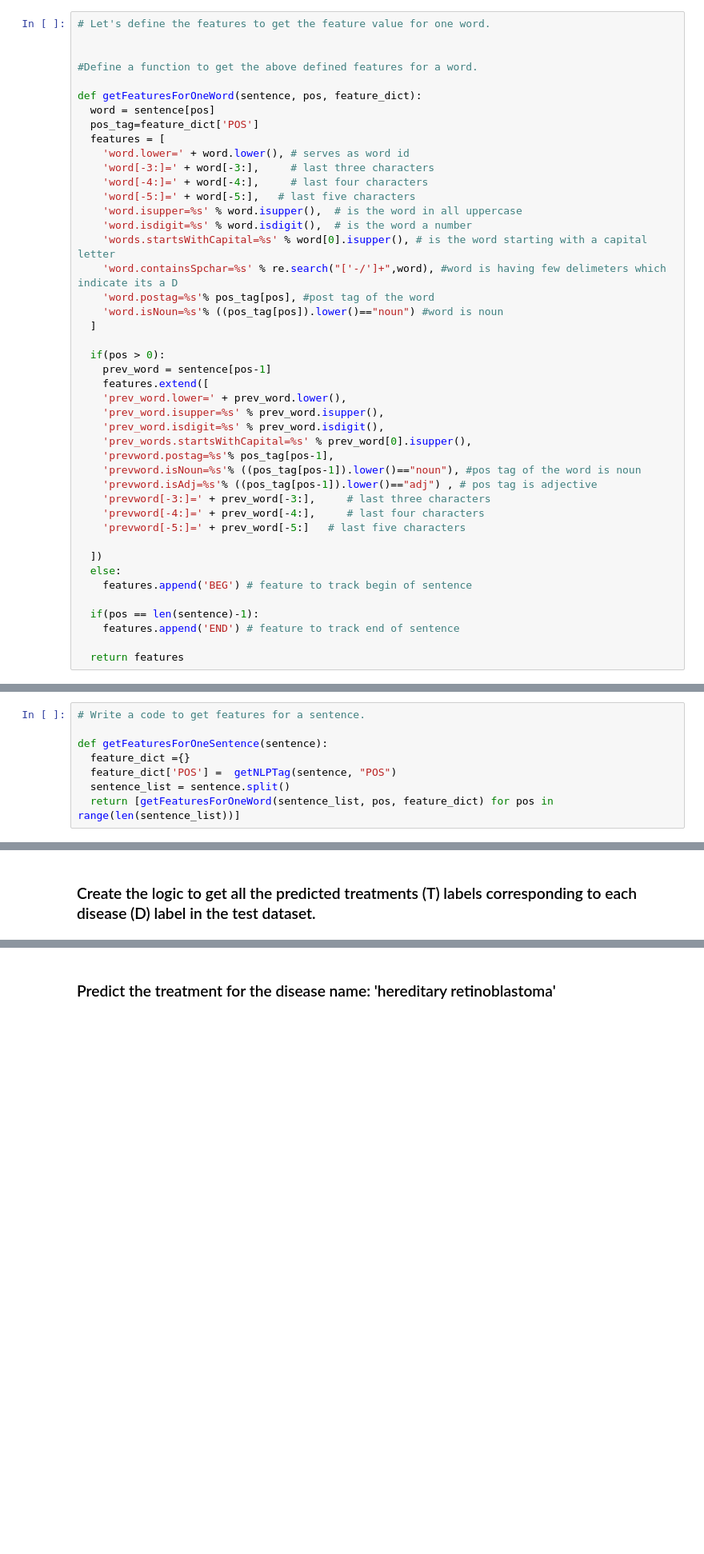
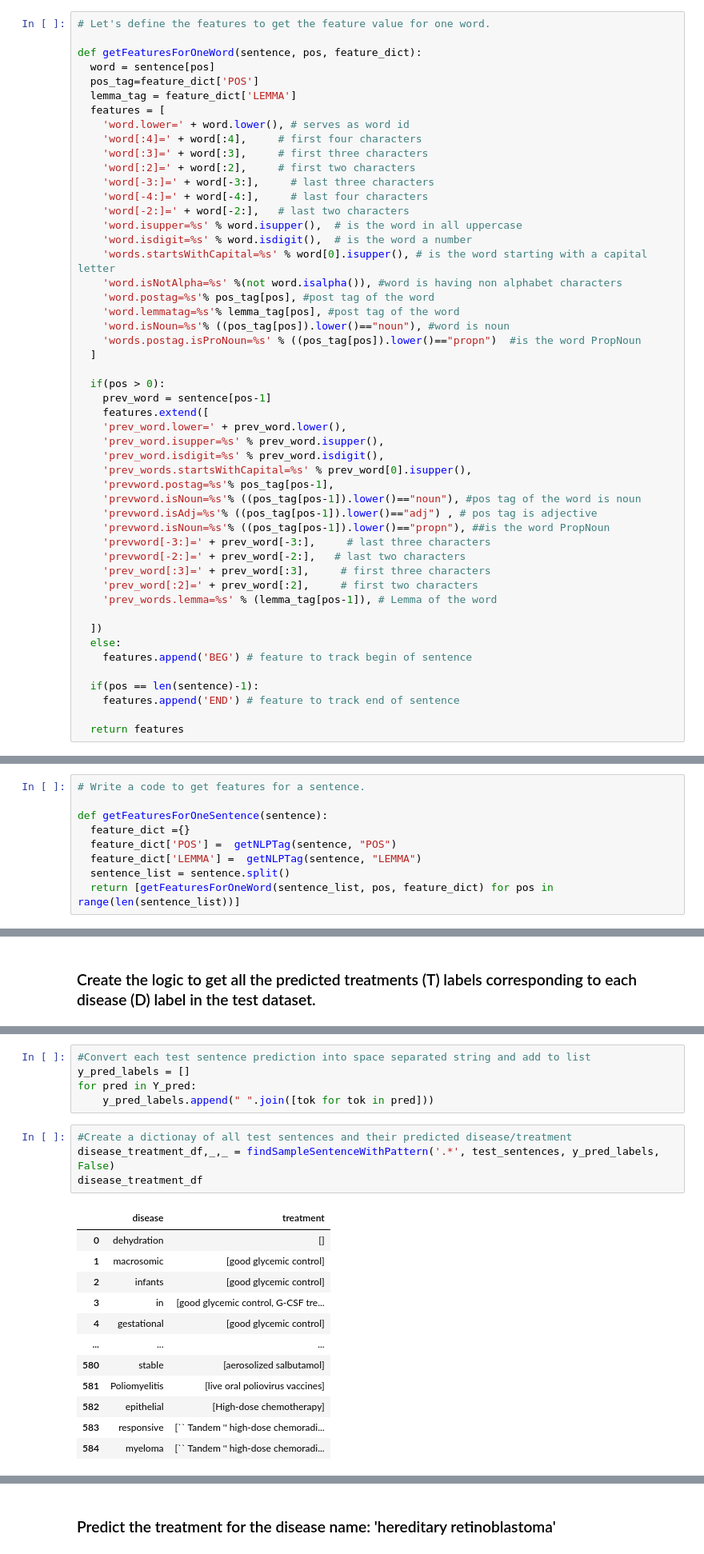
Before and after one commit to rramchan12/Identifying-Healthcare-Data-using-NER-and-CRF, a Jupyter notebook: Assignment.ipynb, the cells around one changed output, grey strips where cells are left out. Shown: that part at 80% size. Saved outputs shown, nothing was run; the diff lists cells and outputs as text; blank space fills up the shorter version.

```diff
--- a/Assignment.ipynb
+++ b/Assignment.ipynb
@@ -305,23 +443,26 @@ def getNLPTag(sent, tag_type='POS'):
 # %%
 # Let's define the features to get the feature value for one word.
-
-
-#Define a function to get the above defined features for a word.
 
 def getFeaturesForOneWord(sentence, pos, feature_dict):
   word = sentence[pos]
   pos_tag=feature_dict['POS']
+  lemma_tag = feature_dict['LEMMA']
   features = [
     'word.lower=' + word.lower(), # serves as word id
+    'word[:4]=' + word[:4],     # first four characters
+    'word[:3]=' + word[:3],     # first three characters
+    'word[:2]=' + word[:2],     # first two characters
     'word[-3:]=' + word[-3:],     # last three characters
     'word[-4:]=' + word[-4:],     # last four characters
-    'word[-5:]=' + word[-5:],   # last five characters
+    'word[-2:]=' + word[-2:],   # last two characters
     'word.isupper=%s' % word.isupper(),  # is the word in all uppercase
     'word.isdigit=%s' % word.isdigit(),  # is the word a number
     'words.startsWithCapital=%s' % word[0].isupper(), # is the word starting with a capital letter
-    'word.containsSpchar=%s' % re.search("['-/']+",word), #word is having few delimeters which indicate its a D
+    'word.isNotAlpha=%s' %(not word.isalpha()), #word is having non alphabet characters
     'word.postag=%s'% pos_tag[pos], #post tag of the word
-    'word.isNoun=%s'% ((pos_tag[pos]).lower()=="noun") #word is noun
+    'word.lemmatag=%s'% lemma_tag[pos], #post tag of the word
+    'word.isNoun=%s'% ((pos_tag[pos]).lower()=="noun"), #word is noun
+    'words.postag.isProNoun=%s' % ((pos_tag[pos]).lower()=="propn")  #is the word PropNoun
   ]
 
   if(pos > 0):
@@ -334,9 +475,12 @@ def getFeaturesForOneWord(sentence, pos, feature_dict):
     'prevword.postag=%s'% pos_tag[pos-1],
     'prevword.isNoun=%s'% ((pos_tag[pos-1]).lower()=="noun"), #pos tag of the word is noun
     'prevword.isAdj=%s'% ((pos_tag[pos-1]).lower()=="adj") , # pos tag is adjective
+    'prevword.isNoun=%s'% ((pos_tag[pos-1]).lower()=="propn"), ##is the word PropNoun
     'prevword[-3:]=' + prev_word[-3:],     # last three characters
-    'prevword[-4:]=' + prev_word[-4:],     # last four characters
-    'prevword[-5:]=' + prev_word[-5:]   # last five characters
+    'prevword[-2:]=' + prev_word[-2:],   # last two characters
+    'prev_word[:3]=' + prev_word[:3],     # first three characters
+    'prev_word[:2]=' + prev_word[:2],     # first two characters
+    'prev_words.lemma=%s' % (lemma_tag[pos-1]), # Lemma of the word
 
   ])
   else:
@@ -356,6 +500,7 @@ def getFeaturesForOneWord(sentence, pos, feature_dict):
 def getFeaturesForOneSentence(sentence):
   feature_dict ={}
   feature_dict['POS'] =  getNLPTag(sentence, "POS")
+  feature_dict['LEMMA'] =  getNLPTag(sentence, "LEMMA")
   sentence_list = sentence.split()
   return [getFeaturesForOneWord(sentence_list, pos, feature_dict) for pos in range(len(sentence_list))]
 # %% [markdown]
@@ -571,0 +659,22 @@ No disease found for treatment ['surgery']
+# %%
+#Convert each test sentence prediction into space separated string and add to list
+y_pred_labels = []
+for pred in Y_pred:
+    y_pred_labels.append(" ".join([tok for tok in pred]))
+# %%
+#Create a dictionay of all test sentences and their predicted disease/treatment
+disease_treatment_df,_,_ = findSampleSentenceWithPattern('.*', test_sentences, y_pred_labels, False)
+disease_treatment_df
+# %% [output]
+|  | disease | treatment |
+| 0 | dehydration | [] |
+| 1 | macrosomic | [good glycemic control] |
+| 2 | infants | [good glycemic control] |
+| 3 | in | [good glycemic control, G-CSF tre... |
+| 4 | gestational | [good glycemic control] |
+| ... | ... | ... |
+| 580 | stable | [aerosolized salbutamol] |
+| 581 | Poliomyelitis | [live oral poliovirus vaccines] |
+| 582 | epithelial | [High-dose chemotherapy] |
+| 583 | responsive | [`` Tandem '' high-dose chemoradi... |
+| 584 | myeloma | [`` Tandem '' high-dose chemoradi... |
```
Also changed, not shown: parts of 58 cells of this notebook.
